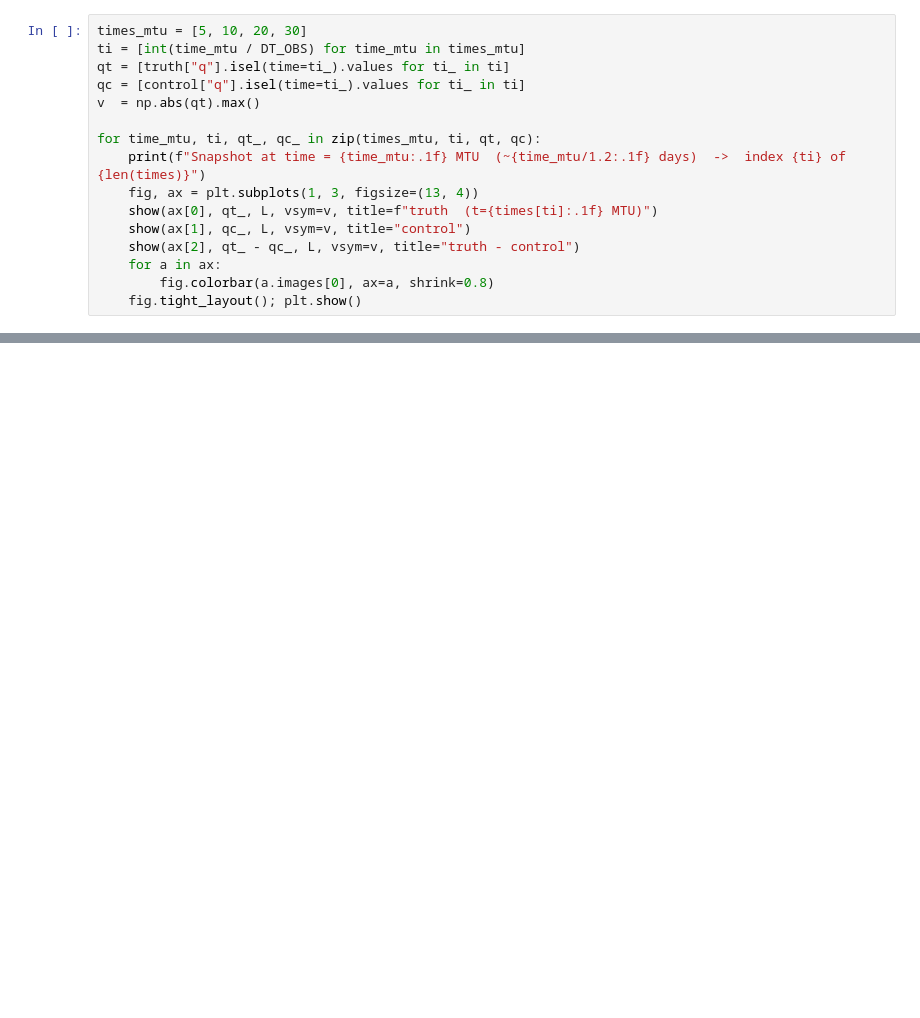
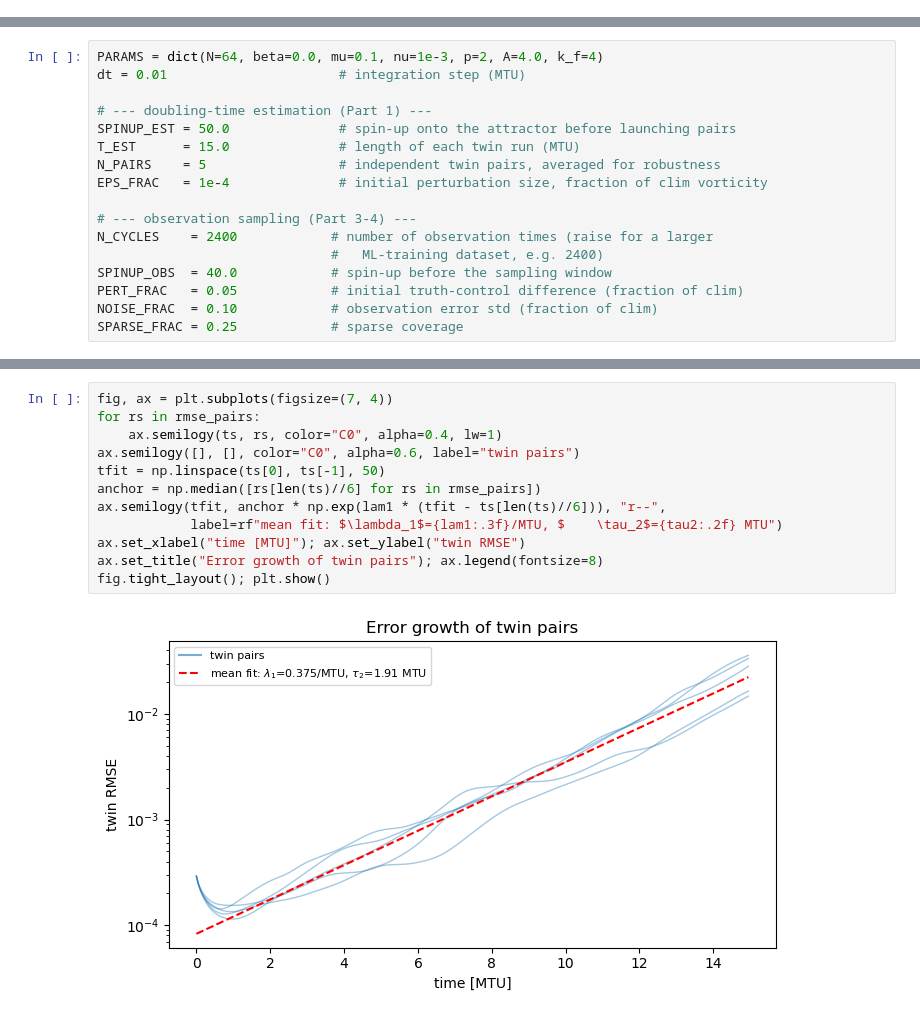
Before and after one commit to chuck97/ML_aug_DA_2d_QG_case_study, a Jupyter notebook: 02_sample_observations.ipynb, the cells around one changed output, grey strips where cells are left out. Cells and saved outputs as stored; diff of their text form; blank space fills up the shorter version.

Commit message:
updated observation sampling

```diff
--- a/02_sample_observations.ipynb
+++ b/02_sample_observations.ipynb
@@ -182,16 +0,0 @@ the scale of the whole flow. Shown here at a middle observation time.
-# %%
-times_mtu = [5, 10, 20, 30]
-ti = [int(time_mtu / DT_OBS) for time_mtu in times_mtu]
-qt = [truth["q"].isel(time=ti_).values for ti_ in ti]
-qc = [control["q"].isel(time=ti_).values for ti_ in ti]
-v  = np.abs(qt).max()
-
-for time_mtu, ti, qt_, qc_ in zip(times_mtu, ti, qt, qc):
-    print(f"Snapshot at time = {time_mtu:.1f} MTU  (~{time_mtu/1.2:.1f} days)  ->  index {ti} of {len(times)}")
-    fig, ax = plt.subplots(1, 3, figsize=(13, 4))
-    show(ax[0], qt_, L, vsym=v, title=f"truth  (t={times[ti]:.1f} MTU)")
-    show(ax[1], qc_, L, vsym=v, title="control")
-    show(ax[2], qt_ - qc_, L, vsym=v, title="truth - control")
-    for a in ax:
-        fig.colorbar(a.images[0], ax=a, shrink=0.8)
-    fig.tight_layout(); plt.show()
@@ -323,0 +48,17 @@ this free-running control divergence as the baseline to beat.
+# %%
+PARAMS = dict(N=64, beta=0.0, mu=0.1, nu=1e-3, p=2, A=4.0, k_f=4)
+dt = 0.01                      # integration step (MTU)
+
+# --- doubling-time estimation (Part 1) ---
+SPINUP_EST = 50.0              # spin-up onto the attractor before launching pairs
+T_EST      = 15.0              # length of each twin run (MTU)
+N_PAIRS    = 5                 # independent twin pairs, averaged for robustness
+EPS_FRAC   = 1e-4              # initial perturbation size, fraction of clim vorticity
+
+# --- observation sampling (Part 3-4) ---
+N_CYCLES    = 2400            # number of observation times (raise for a larger
+                              #   ML-training dataset, e.g. 2400)
+SPINUP_OBS  = 40.0            # spin-up before the sampling window
+PERT_FRAC   = 0.05            # initial truth-control difference (fraction of clim)
+NOISE_FRAC  = 0.10            # observation error std (fraction of clim)
+SPARSE_FRAC = 0.25            # sparse coverage
@@ -323,0 +135,14 @@ this free-running control divergence as the baseline to beat.
+# %%
+fig, ax = plt.subplots(figsize=(7, 4))
+for rs in rmse_pairs:
+    ax.semilogy(ts, rs, color="C0", alpha=0.4, lw=1)
+ax.semilogy([], [], color="C0", alpha=0.6, label="twin pairs")
+tfit = np.linspace(ts[0], ts[-1], 50)
+anchor = np.median([rs[len(ts)//6] for rs in rmse_pairs])
+ax.semilogy(tfit, anchor * np.exp(lam1 * (tfit - ts[len(ts)//6])), "r--",
+            label=rf"mean fit: $\lambda_1$={lam1:.3f}/MTU, $	\tau_2$={tau2:.2f} MTU")
+ax.set_xlabel("time [MTU]"); ax.set_ylabel("twin RMSE")
+ax.set_title("Error growth of twin pairs"); ax.legend(fontsize=8)
+fig.tight_layout(); plt.show()
+# %% [output]
+[figure, added]
```
Also changed, not shown: parts of 41 cells of this notebook, 1 other file.
